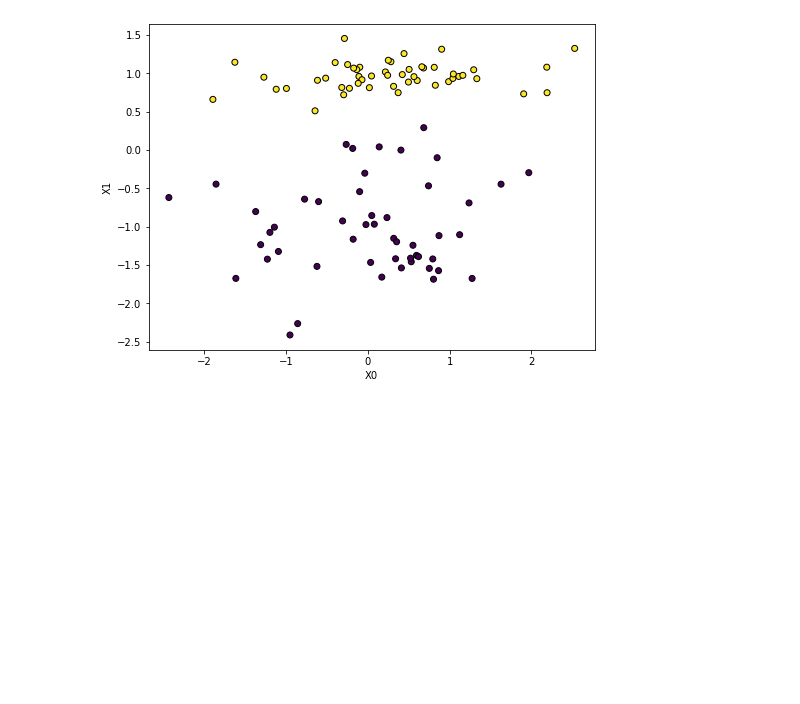
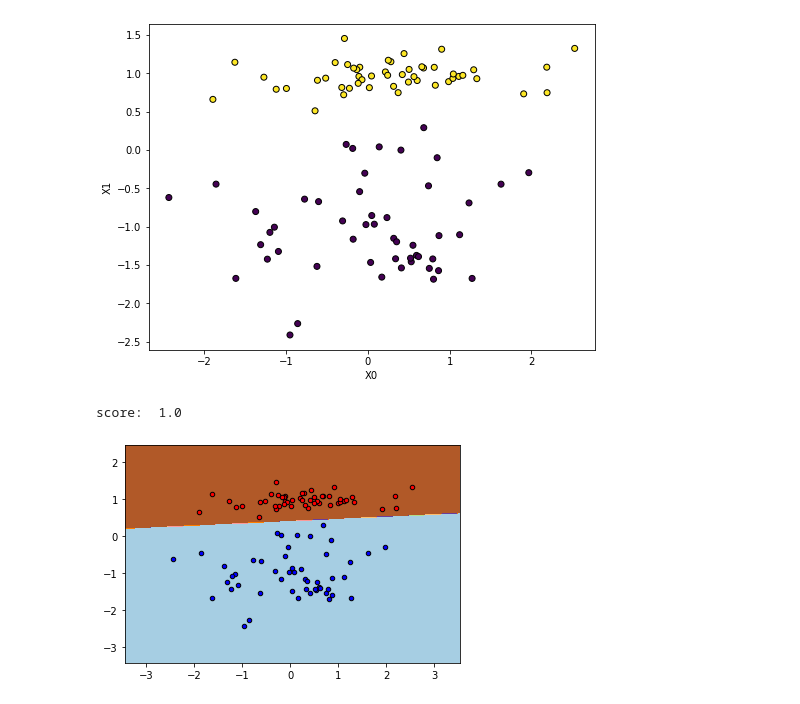
Before and after one commit to jc-cedric/MLin1Week, a Jupyter notebook: LogisticRegression.ipynb, the cells around one changed output. Drawn from its saved outputs; the diff is of its cells as text; code cells hidden in the pictures; blank space fills up the shorter version.

Commit message:
logistic regression and KNN algorithms

```diff
--- a/LogisticRegression.ipynb
+++ b/LogisticRegression.ipynb
@@ -8,7 +8,7 @@ from sklearn.linear_model import SGDClassifier
 # %%
 # random data generation: 100 samples, 2 classes, 2 features x0 and x1
 np.random.seed(1)
-x, y = make_classification(n_samples=100, n_features=2, n_redundant=0, n_informative=1, n_clusters_per_class=1)
+X, y = make_classification(n_samples=100, n_features=2, n_redundant=0, n_informative=1, n_clusters_per_class=1)
 # %%
 # Data visualisation
 plt.figure(num=None, figsize=(8,6))
@@ -19,3 +19,31 @@ x.shape
 # %% [output]
 (100, 2)
 [figure]
+# %%
+# model generation using cost function 'log' for Logistic Regression
+model = SGDClassifier(max_iter=1000, eta0=0.001, loss='log')
+
+
+model.fit(X,y)
+print('score: ', model.score(X,y))
+# %% [output]
+score:  1.0
+# %%
+# Data visualisation
+h = .02
+colors="bry"
+x_min, x_max = X[:,0].min() - 1, X[:,0].max() + 1
+y_min, y_max = X[:,1].min() - 1, X[:,1].max() + 1
+xx, yy = np.meshgrid(np.arange(x_min, x_max, h),
+                     np.arange(y_min, y_max, h))
+
+Z = model.predict(np.c_[xx.ravel(), yy.ravel()])
+Z = Z.reshape(xx.shape)
+cs = plt.contourf(xx, yy, Z, cmap=plt.cm.Paired)
+plt.axis('tight')
+
+for i, color in zip(model.classes_, colors):
+    idx = np.where(y == i)
+    plt.scatter(X[idx, 0], X[idx, 1], c=color, cmap=plt.cm.Paired, edgecolor='black', s=20)
+# %% [output]
+[figure, added]
```
Also changed, not shown: parts of 1 cell of this notebook, 1 other file.
